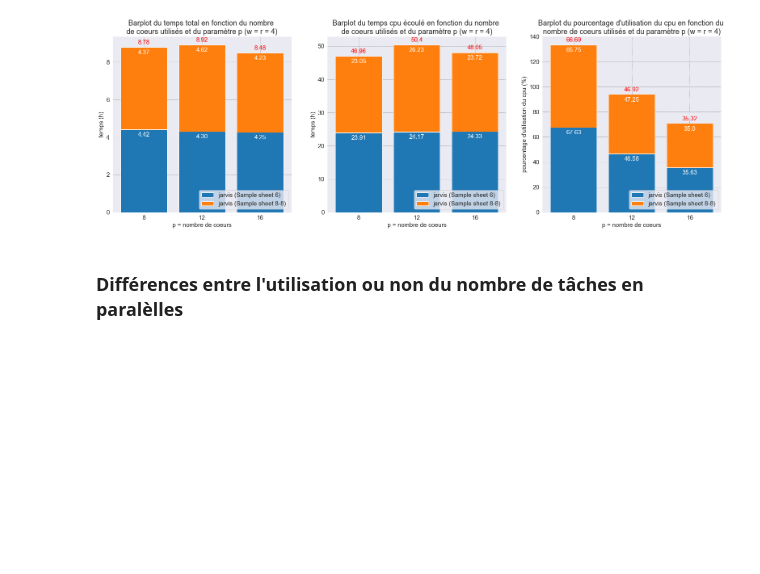
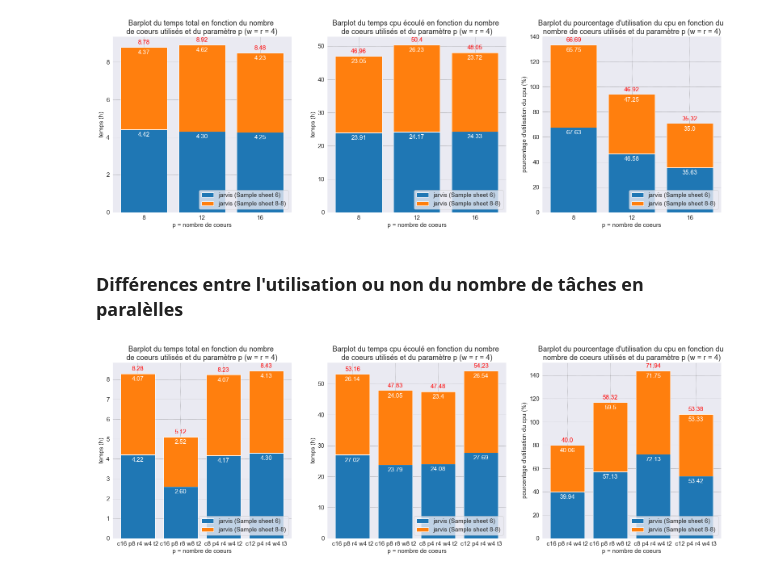
Before and after one commit to w2994a/cahier_labo_cns, a Jupyter notebook: bcl2fastq_bcl-convert/notebook_bcl2fastq_vs_bcl-convert.ipynb, the cells around one changed output. Saved outputs shown, nothing was run; the diff lists cells and outputs as text; code cells hidden in the pictures; blank space fills up the shorter version.

Commit message:
Add plot of bcl-convert

```diff
--- a/bcl2fastq_bcl-convert/notebook_bcl2fastq_vs_bcl-convert.ipynb
+++ b/bcl2fastq_bcl-convert/notebook_bcl2fastq_vs_bcl-convert.ipynb
@@ -992,3 +995,43 @@ plt.savefig("img/barplot_cum_bcl-convert2.png", transparent=False);
 [figure]
 # %% [markdown]
 ### Différences entre l'utilisation ou non du nombre de tâches en paralèlles
+# %%
+sns.set_style("darkgrid", {"grid.color": ".4", "grid.linestyle": ":"})
+fig, ax = plt.subplots(nrows=1, ncols=3, figsize=(27, 8))
+ax = ax.ravel()
+labels = ["c16 p8 r4 w4 t2", "c16 p8 r8 w8 t2", "c8 p4 r4 w4 t2", "c12 p4 r4 w4 t3"]
+plt.rc("font", size=15)
+
+bar1 = ax[0].bar(labels, time_jarvis_1[3:], label="jarvis (Sample sheet 6)")
+bar2 = ax[0].bar(labels, time_jarvis_2[3:], bottom=time_jarvis_1[3:], label="jarvis (Sample sheet 8-8)")
+ax[0].set_title("Barplot du temps total en fonction du nombre \nde coeurs utilisés et du paramètre p (w = r = 4)")
+ax[0].set_xlabel("p = nombre de coeurs")
+ax[0].set_ylabel("temps (h)")
+ax[0].bar_label(bar1, padding=-20, fmt="%.2f", color="white")
+ax[0].bar_label(bar2, labels=np.round(time_jarvis_2[3:], 2), padding=-20, fmt="%.2f", color="white")
+ax[0].bar_label(bar2, labels=np.round(time_jarvis_sum[3:], 2), padding=5, fmt="%.2f", color="red")
+ax[0].legend(loc=4)
+
+bar3 = ax[1].bar(labels, cpu_time_jarvis_1[3:], label="jarvis (Sample sheet 6)")
+bar4 = ax[1].bar(labels, cpu_time_jarvis_2[3:], bottom=cpu_time_jarvis_1[3:], label="jarvis (Sample sheet 8-8)")
+ax[1].set_title("Barplot du temps cpu écoulé en fonction du nombre \nde coeurs utilisés et du paramètre p (w = r = 4)")
+ax[1].set_xlabel("p = nombre de coeurs")
+ax[1].set_ylabel("temps (h)")
+ax[1].bar_label(bar3, padding=-20, fmt="%.2f", color="white")
+ax[1].bar_label(bar4, labels=np.round(cpu_time_jarvis_2[3:], 2), padding=-20, fmt="%.2f", color="white")
+ax[1].bar_label(bar4, labels=np.round(cpu_time_jarvis_sum[3:], 2), padding=5, fmt="%.2f", color="red")
+ax[1].legend(loc=4)
+
+bar5 = ax[2].bar(labels, cpu_jarvis_1[3:], label="jarvis (Sample sheet 6)")
+bar6 = ax[2].bar(labels, cpu_jarvis_2[3:], bottom=cpu_jarvis_1[3:], label="jarvis (Sample sheet 8-8)")
+ax[2].set_title("Barplot du pourcentage d'utilisation du cpu en fonction du \nnombre de coeurs utilisés et du paramètre p (w = r = 4)")
+ax[2].set_xlabel("p = nombre de coeurs")
+ax[2].set_ylabel("pourcentage d'utilisation du cpu (%)")
+ax[2].bar_label(bar5, padding=-20, fmt="%.2f", color="white")
+ax[2].bar_label(bar6, labels=np.round(cpu_jarvis_2[3:], 2), padding=-20, fmt="%.2f", color="white")
+ax[2].bar_label(bar6, labels=np.round(cpu_jarvis_sum[3:], 2), padding=5, fmt="%.2f", color="red")
+ax[2].legend(loc=4)
+
+plt.savefig("img/barplot_cum_bcl-convert2_tasks.png", transparent=False);
+# %% [output]
+[figure, added]
```
Also changed, not shown: parts of 3 cells of this notebook, 2 other files.
